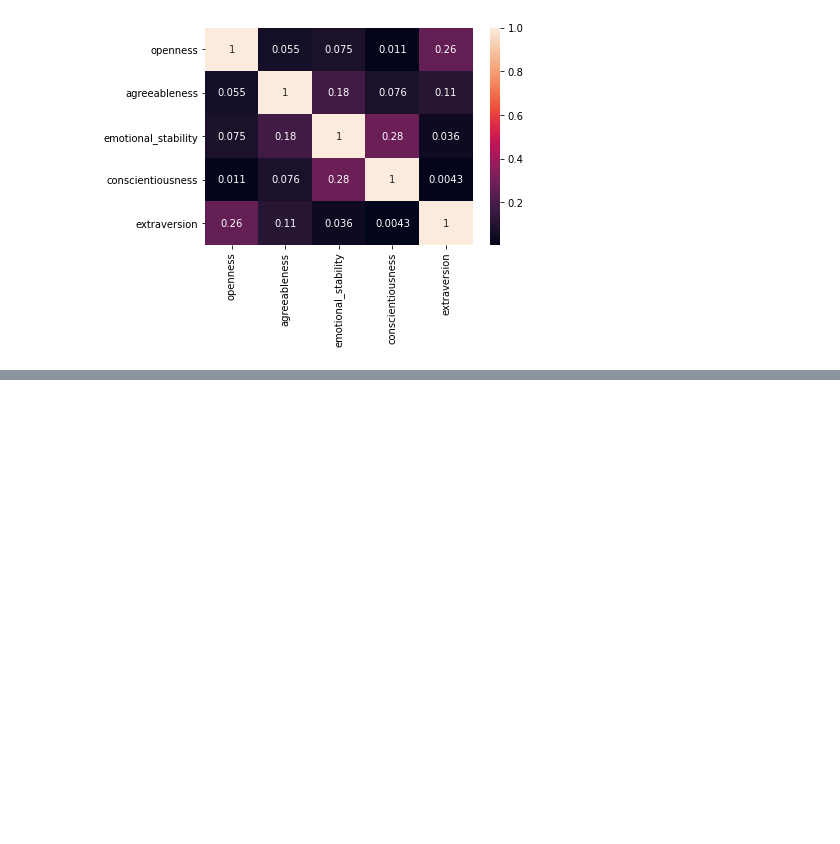
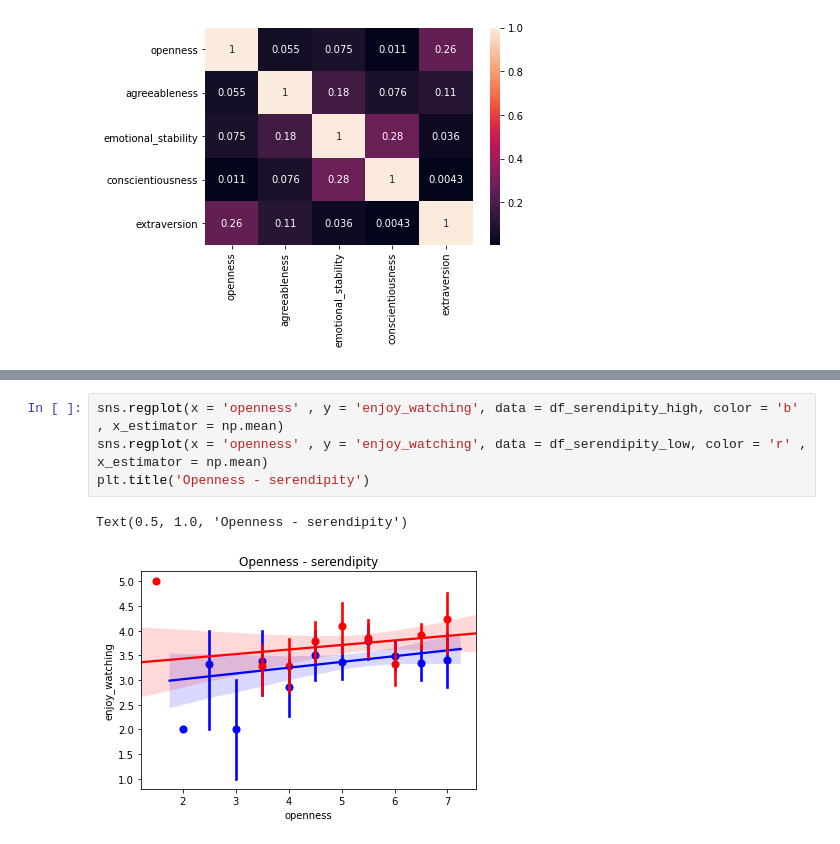
Before and after one commit to sushamasivananthan/MachineLearning, a Jupyter notebook: FirstFile.ipynb, the cells around one changed output, grey strips where cells are left out. Cells and saved outputs as stored; diff of their text form; blank space fills up the shorter version.

```diff
--- a/FirstFile.ipynb
+++ b/FirstFile.ipynb
@@ -112,0 +158,7 @@ sns.heatmap(df[personality].corr(), annot = True)
+# %%
+sns.regplot(x = 'openness' , y = 'enjoy_watching', data = df_serendipity_high, color = 'b' , x_estimator = np.mean)
+sns.regplot(x = 'openness' , y = 'enjoy_watching', data = df_serendipity_low, color = 'r' ,  x_estimator = np.mean)
+plt.title('Openness - serendipity')
+# %% [output]
+Text(0.5, 1.0, 'Openness - serendipity')
+[figure, added]
```
Also changed, not shown: parts of 7 cells of this notebook.
